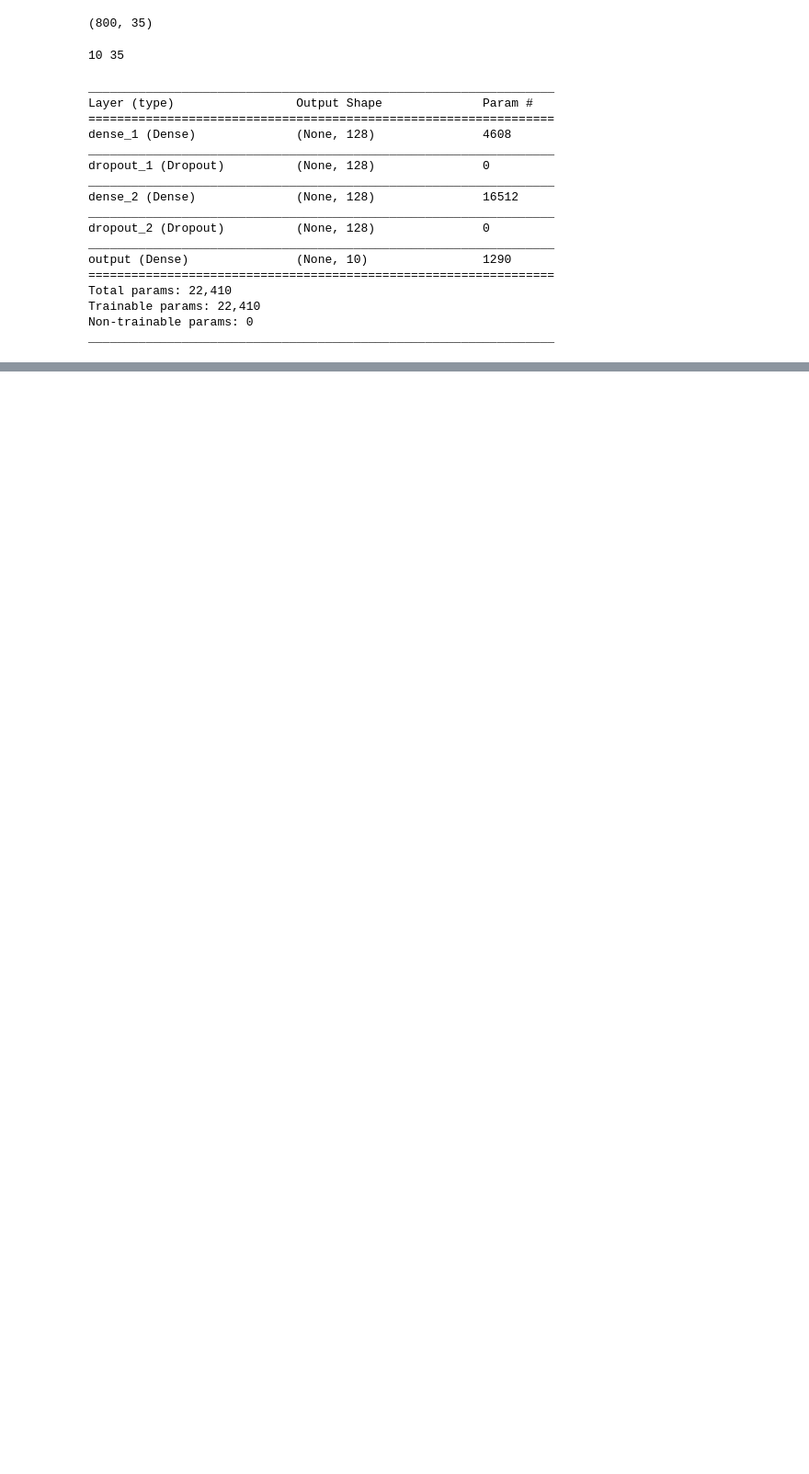
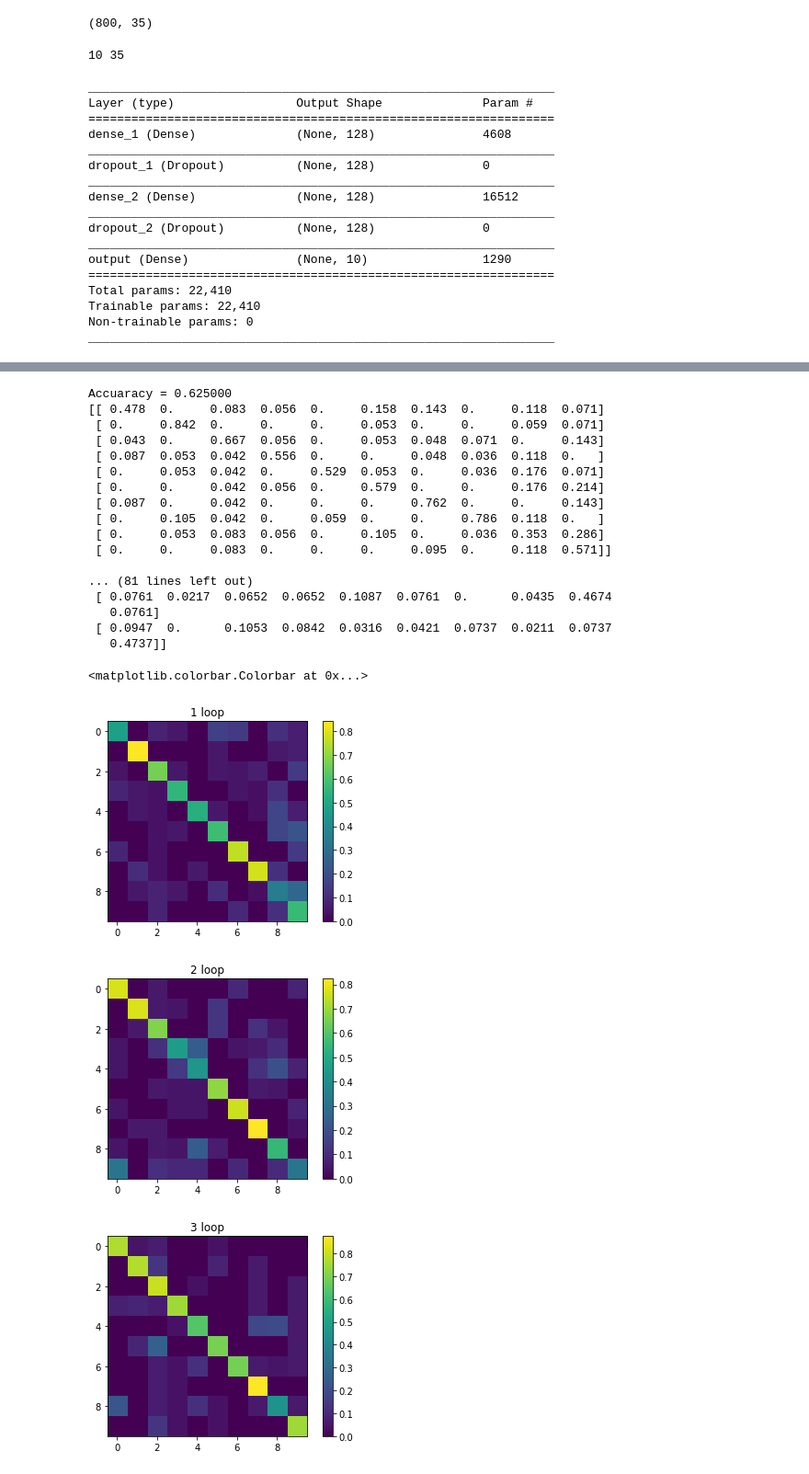
Before and after one commit to zhuqinghahaha/project_machine-leanring, a Jupyter notebook: Project-music genre classification .ipynb, the cells around one changed output, grey strips where cells are left out. Shown at 92% size. Cells and saved outputs as stored; diff of their text form; code cells hidden in the pictures; blank space fills up the shorter version.

```diff
--- a/Project-music genre classification .ipynb
+++ b/Project-music genre classification .ipynb
@@ -426,0 +478,63 @@ Epoch 100/100
+# %%
+from sklearn import  preprocessing
+C_all = np.zeros((10,10))
+acc = []
+for i in range(5):
+    Xtr, Xts, ytr, yts = train_test_split(X,y,train_size=ntr, test_size=nts,shuffle=True)
+    Mean_tr = np.mean(Xtr,axis = 0)
+    Std_tr = np.std(Xtr,axis = 0)
+    Mean_ts = np.mean(Xts,axis = 0)
+    Std_ts = np.std(Xts,axis = 0)
+    Xtr_scale = (Xtr-Mean_tr[None,:])/Std_tr[None,:]
+    Xts_scale = (Xts-Mean_tr[None,:])/Std_tr[None,:]
+
+    clf.fit(Xtr_scale, ytr)
+    yhat_ts = clf.predict(Xts_scale)
+    acci = np.mean(yhat_ts == yts)
+    print('Accuaracy = {0:f}'.format(acci))
+    acc.append(acci)
+
+    C = confusion_matrix(yts,yhat_ts)
+    C_all = C_all+C
+    Csum = np.sum(C,1)
+    C = C / Csum[None,:]
+    print(np.array_str(C, precision=3, suppress_small=True))
+    print('\n')
+    print('\n')
+    plt.figure(i)
+    plt.imshow(C, interpolation='none')
+    plt.colorbar()
+    plt.title('{0:d} loop'.format(i+1))
+
+
+nmlz_C = preprocessing.normalize(C_all, axis=1, norm='l1')
+accm= np.mean(acc)
+print('average accuracy= {0:f}'.format(accm))
+print('Normalizerd Confusion Matrix across all folds')
+print(np.array_str(nmlz_C, precision=4, suppress_small=True))
+plt.figure(6)
+plt.imshow(nmlz_C, interpolation='none')
+plt.title('overall')
+plt.colorbar()
+# %% [output]
+Accuaracy = 0.625000
+[[ 0.478  0.     0.083  0.056  0.     0.158  0.143  0.     0.118  0.071]
+ [ 0.     0.842  0.     0.     0.     0.053  0.     0.     0.059  0.071]
+ [ 0.043  0.     0.667  0.056  0.     0.053  0.048  0.071  0.     0.143]
+ [ 0.087  0.053  0.042  0.556  0.     0.     0.048  0.036  0.118  0.   ]
+ [ 0.     0.053  0.042  0.     0.529  0.053  0.     0.036  0.176  0.071]
+ [ 0.     0.     0.042  0.056  0.     0.579  0.     0.     0.176  0.214]
+ [ 0.087  0.     0.042  0.     0.     0.     0.762  0.     0.     0.143]
+ [ 0.     0.105  0.042  0.     0.059  0.     0.     0.786  0.118  0.   ]
+ [ 0.     0.053  0.083  0.056  0.     0.105  0.     0.036  0.353  0.286]
+ [ 0.     0.     0.083  0.     0.     0.     0.095  0.     0.118  0.571]]
+
+... (81 lines left out)
+ [ 0.0761  0.0217  0.0652  0.0652  0.1087  0.0761  0.      0.0435  0.4674
+   0.0761]
+ [ 0.0947  0.      0.1053  0.0842  0.0316  0.0421  0.0737  0.0211  0.0737
+   0.4737]]
+<matplotlib.colorbar.Colorbar at 0x...>
+[figure, added]
+[figure, added]
+[figure, added]
```
Also changed, not shown: parts of 11 cells of this notebook.
